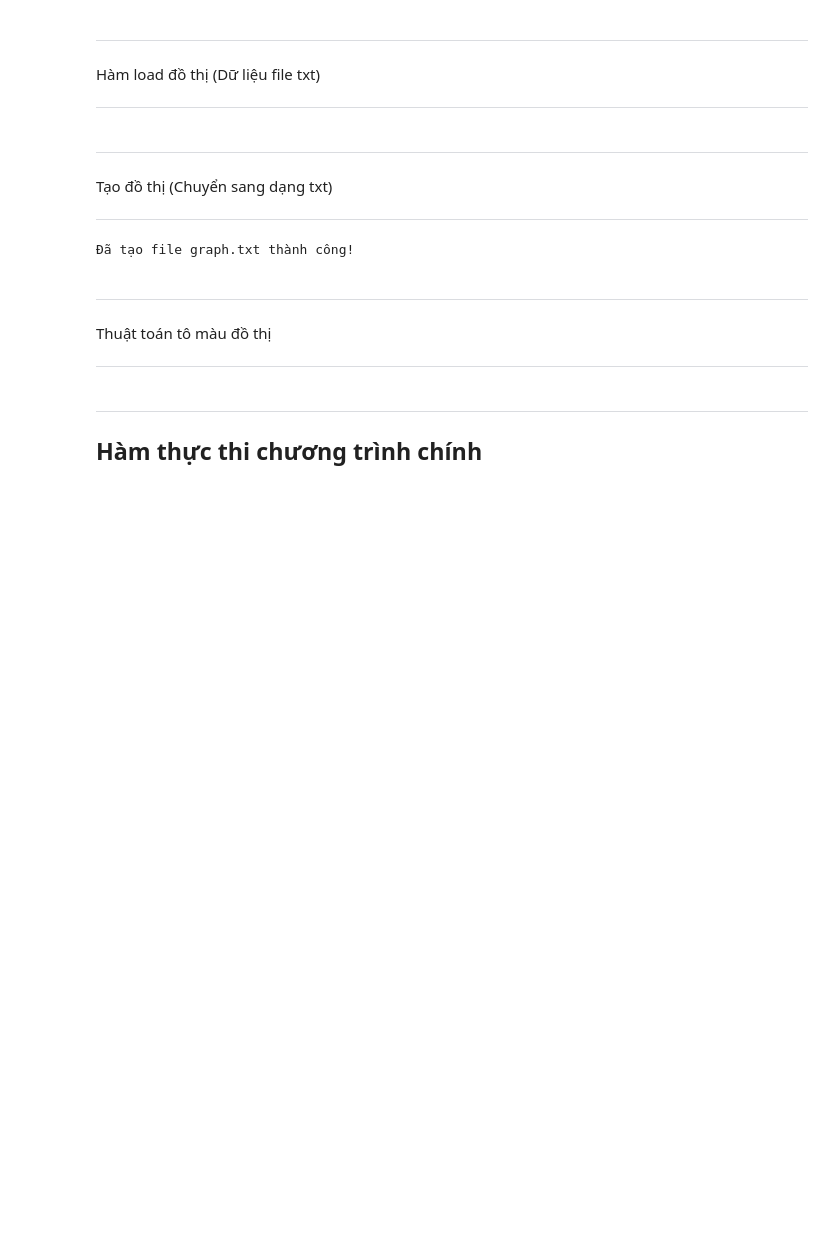
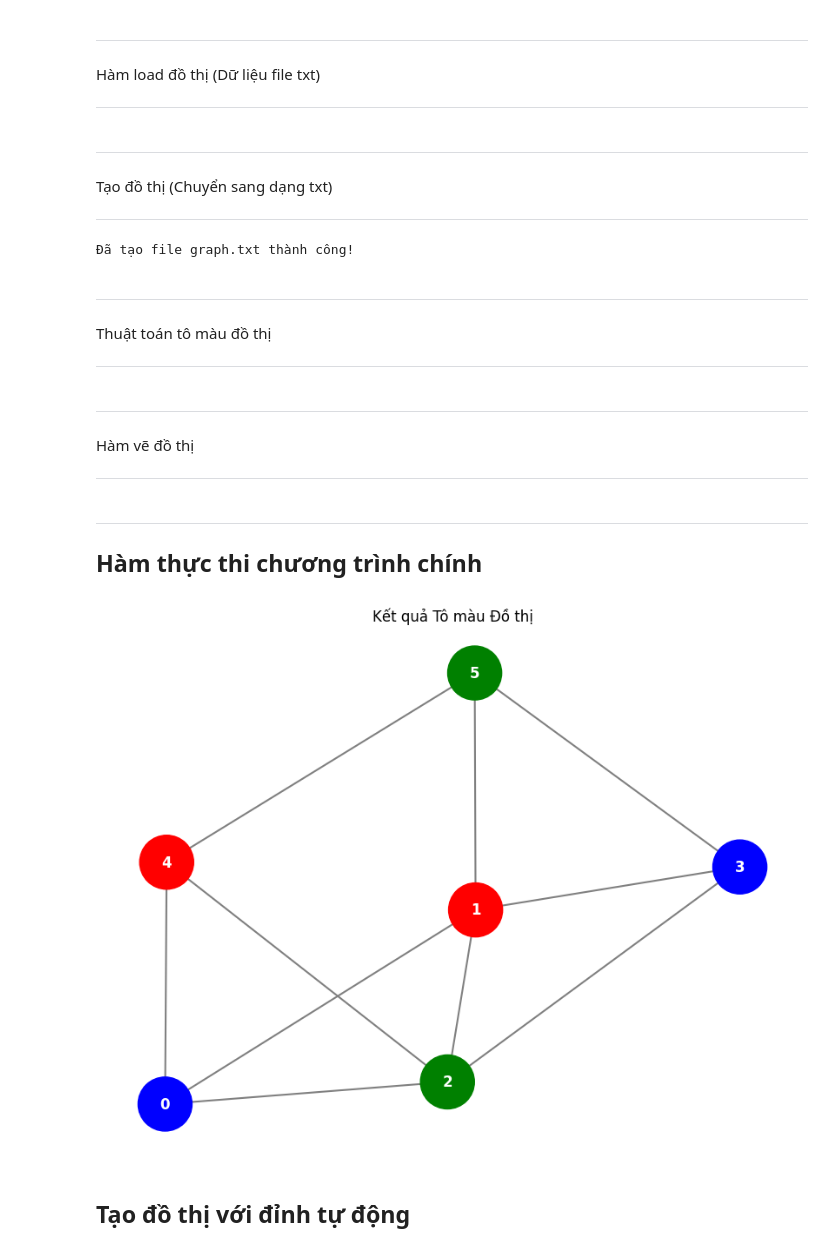
Before and after one commit to huavinhkhang0405/TriTueNhanTao, a Jupyter notebook: BaoCao_THTTNT_Buoi4.ipynb, the cells around one changed output. Cells and saved outputs as stored; diff of their text form; code cells hidden in the pictures; blank space fills up the shorter version.

```diff
--- a/BaoCao_THTTNT_Buoi4.ipynb
+++ b/BaoCao_THTTNT_Buoi4.ipynb
@@ -159,0 +296,8 @@ def graph_coloring_algorithm(G, nodes):
+# %% [markdown]
+
+
+---
+
+Hàm vẽ đồ thị
+
+---
@@ -166,16 +344,27 @@ Hàm thực thi chương trình chính
 # %%
 def main():
   graph_data_path = 'graph.txt'
-  nodes = 'ABCDEF'
 
   # Load dữ liệu từ file graph.txt
   graph_data = loadGraph(graph_data_path)
   if not graph_data:
       print("Lỗi đọc file!")
       return
 
+  # Xác định số lượng đỉnh từ dữ liệu đồ thị
+  num_nodes = len(graph_data)
+  # Tạo danh sách nhãn đỉnh dựa trên số lượng đỉnh
+  nodes = [str(i) for i in range(num_nodes)]
+
   # Chạy thuật toán tô màu
   colors_idx = graph_coloring_algorithm(graph_data, nodes)
 
-  # Hiển thị kết quả dạng text
-  print("\n--- KẾT QUẢ TÔ MÀU ---")
+  # Vẽ đồ thị
+  draw_graph(graph_data, colors_idx, nodes)
+
+if __name__ == '__main__':
+  main()
+# %% [output]
+[figure, added]
+# %% [markdown]
+## Tạo đồ thị với đỉnh tự động
```
Also changed, not shown: parts of 8 cells of this notebook.
